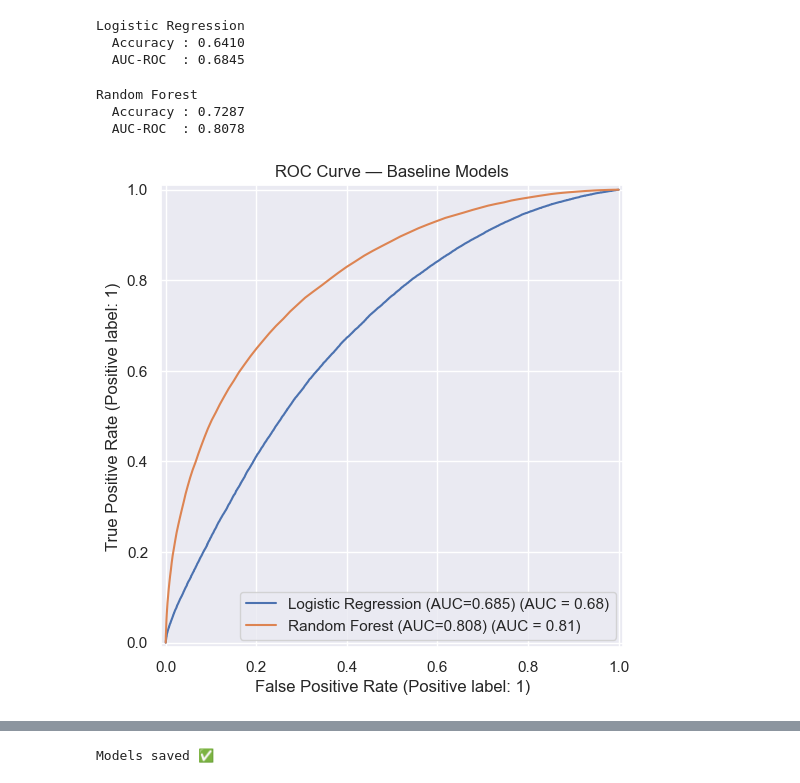
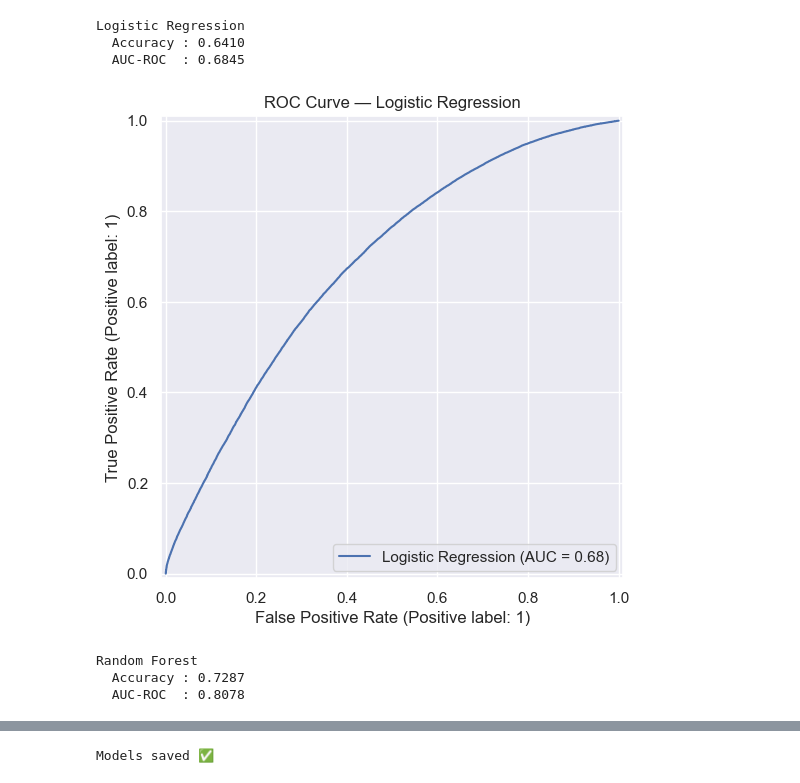
Before and after one commit to NuneGharibyan/higgs-boson-classification, a Jupyter notebook: notebooks/02_baseline_models.ipynb, the cells around one changed output, grey strips where cells are left out. Drawn from its saved outputs; the diff is of its cells as text; code cells hidden in the pictures.

Commit message:
feat(baseline model): separate the random forest and logistic regression roc curves

```diff
--- a/notebooks/02_baseline_models.ipynb
+++ b/notebooks/02_baseline_models.ipynb
@@ -67,6 +67,15 @@ print(f"  AUC-ROC  : {lr_auc:.4f}")
 Logistic Regression
   Accuracy : 0.6410
   AUC-ROC  : 0.6845
+# %%
+fig, ax = plt.subplots(figsize=(8, 6))
+RocCurveDisplay.from_predictions(y_test, y_prob,
+    name=f"Logistic Regression", ax=ax)
+ax.set_title("ROC Curve — Logistic Regression")
+plt.savefig('../plots/roc_logistic_regression.png', dpi=150)
+plt.show()
+# %% [output]
+[figure, added]
 # %%
 # n_estimators=100 is standard, n_jobs=-1 uses all CPU cores
 rf = RandomForestClassifier(n_estimators=100, random_state=42, n_jobs=-1)
@@ -85,16 +94,3 @@ print(f"  AUC-ROC  : {rf_auc:.4f}")
 Random Forest
   Accuracy : 0.7287
   AUC-ROC  : 0.8078
-# %%
-fig, ax = plt.subplots(figsize=(8, 6))
-
-RocCurveDisplay.from_predictions(y_test, y_prob,
-    name=f"Logistic Regression (AUC={lr_auc:.3f})", ax=ax)
-RocCurveDisplay.from_predictions(y_test, y_prob_rf,
-    name=f"Random Forest (AUC={rf_auc:.3f})", ax=ax)
-
-ax.set_title("ROC Curve — Baseline Models")
-plt.savefig('../plots/roc_baseline.png', dpi=150)
-plt.show()
-# %% [output]
-[figure, removed]
```
Also changed, not shown: parts of 1 cell of this notebook, 3 other files.
